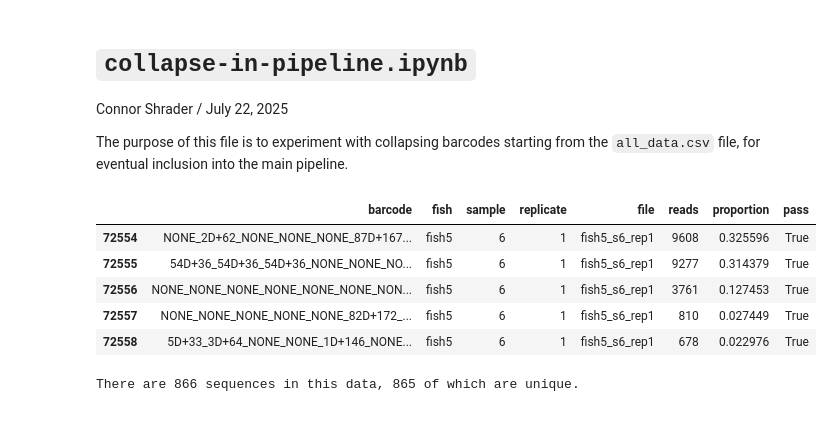
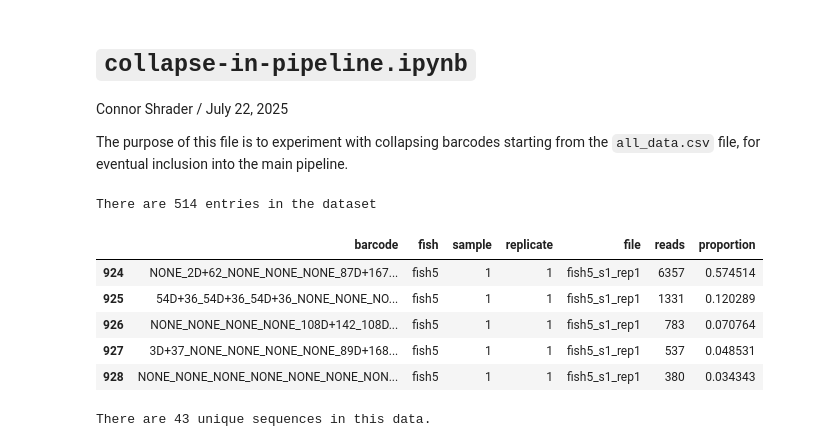
Before and after one commit to Gagnon-lab/weber-shrader, a Jupyter notebook: fastq-data/collapse-in-pipeline.ipynb, the cells around one changed output. Saved outputs shown, nothing was run; the diff lists cells and outputs as text; code cells hidden in the pictures.

```diff
--- a/fastq-data/collapse-in-pipeline.ipynb
+++ b/fastq-data/collapse-in-pipeline.ipynb
@@ -24,26 +24,28 @@ sys.path.append(sister_path)
 import BarcodeRemap as br
 # %%
 # Load in all the data and save everything in fish 5, sample 6, replicate 1 to the variable `fish5`.
-all_data = pd.read_csv('../experiments/07.02.2025_09.48_AM/all_data.csv')
+all_data = pd.read_csv('../experiments/07.29.2025_09.33_AM/pre-filtered-data.csv')
 
-fish5 = all_data[(all_data['fish'] == 'fish5') & (all_data['sample'] == 6) & (all_data['replicate'] == 1)].copy()
+fish5 = all_data[all_data['fish'] == 'fish5'].copy()
+print(f'There are {len(fish5)} entries in the dataset')
 fish5.head()
 # %% [output]
+There are 514 entries in the dataset
-|  | barcode | fish | sample | replicate | file | reads | proportion | pass |
-| 72554 | NONE_2D+62_NONE_NONE_NONE_87D+167... | fish5 | 6 | 1 | fish5_s6_rep1 | 9608 | 0.325596 | True |
-| 72555 | 54D+36_54D+36_54D+36_NONE_NONE_NO... | fish5 | 6 | 1 | fish5_s6_rep1 | 9277 | 0.314379 | True |
-| 72556 | NONE_NONE_NONE_NONE_NONE_NONE_NON... | fish5 | 6 | 1 | fish5_s6_rep1 | 3761 | 0.127453 | True |
-| 72557 | NONE_NONE_NONE_NONE_NONE_82D+172_... | fish5 | 6 | 1 | fish5_s6_rep1 | 810 | 0.027449 | True |
-| 72558 | 5D+33_3D+64_NONE_NONE_1D+146_NONE... | fish5 | 6 | 1 | fish5_s6_rep1 | 678 | 0.022976 | True |
+|  | barcode | fish | sample | replicate | file | reads | proportion |
+| 924 | NONE_2D+62_NONE_NONE_NONE_87D+167... | fish5 | 1 | 1 | fish5_s1_rep1 | 6357 | 0.574514 |
+| 925 | 54D+36_54D+36_54D+36_NONE_NONE_NO... | fish5 | 1 | 1 | fish5_s1_rep1 | 1331 | 0.120289 |
+| 926 | NONE_NONE_NONE_NONE_108D+142_108D... | fish5 | 1 | 1 | fish5_s1_rep1 | 783 | 0.070764 |
+| 927 | 3D+37_NONE_NONE_NONE_NONE_89D+168... | fish5 | 1 | 1 | fish5_s1_rep1 | 537 | 0.048531 |
+| 928 | NONE_NONE_NONE_NONE_NONE_NONE_NON... | fish5 | 1 | 1 | fish5_s1_rep1 | 380 | 0.034343 |
 # %%
 # Compute the sequences from barcodes.
 reference_seq = br.BarcodeRemap().zebrafish_reference_sequence
 fish5['sequence'] = fish5['barcode'].apply(lambda x: br.get_sequence(x, reference_seq).upper())
 # %%
-seqs = fish5['sequence'].copy().reset_index(drop=True)
-unique_seqs, counts = np.unique(seqs, return_counts = True)
+df_grouped = fish5.groupby(['sequence', 'barcode'], as_index = False)['reads'].sum().sort_values('reads', ascending = False).reset_index(drop=True)
+seqs = np.array(df_grouped['sequence'])
+n_seqs = len(seqs)
 
-n_seqs = len(unique_seqs)
-print(f'There are {len(seqs)} sequences in this data, {n_seqs} of which are unique.')
+print(f'There are {n_seqs} unique sequences in this data.')
 # %% [output]
-There are 866 sequences in this data, 865 of which are unique.
+There are 43 unique sequences in this data.
```
Also changed, not shown: parts of 63 cells of this notebook, 5 other files.
